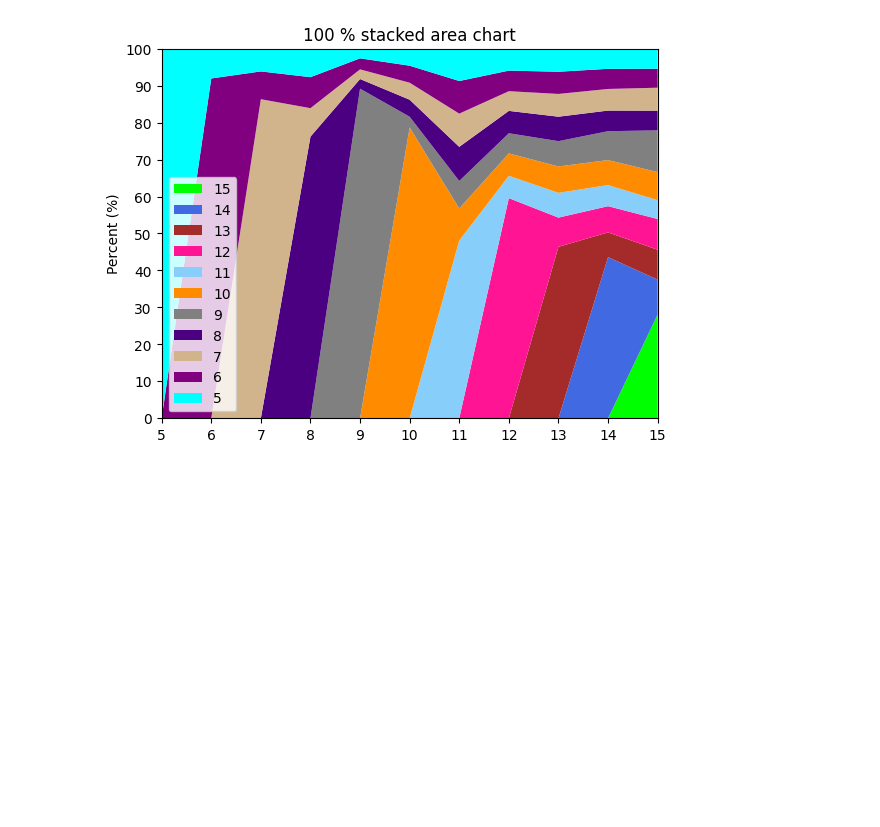
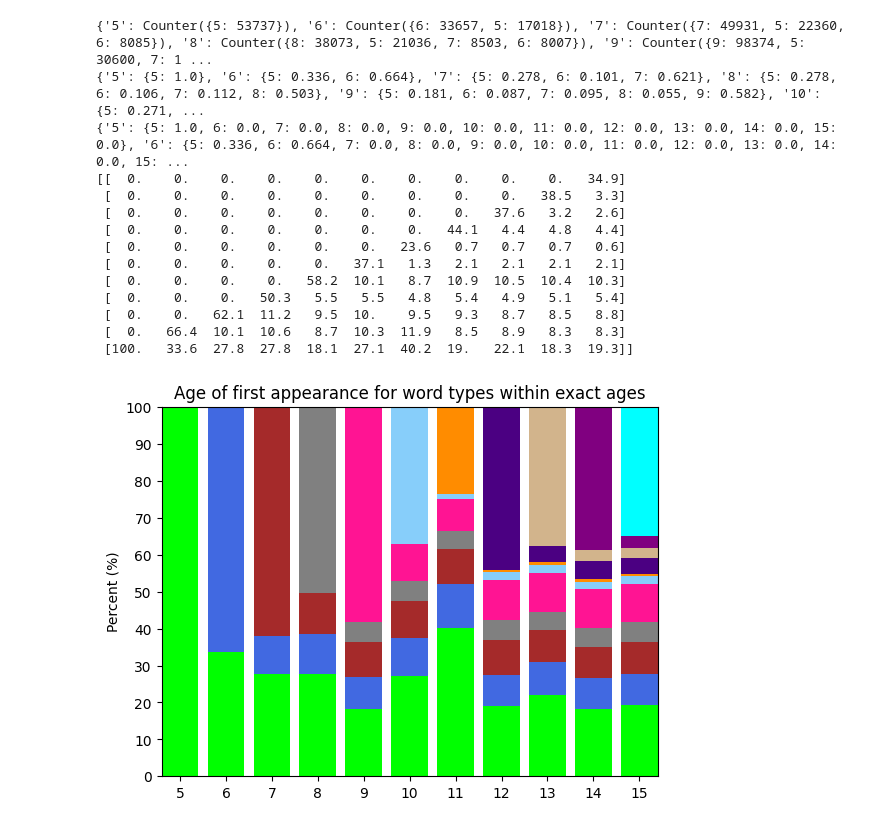
Before and after one commit to TurkuNLP/FCBLex-pipeline, a Jupyter notebook: Interpret_Outputs_xlsx.ipynb, the cells around one changed output. Cells and saved outputs as stored; diff of their text form; code cells hidden in the pictures; blank space fills up the shorter version.

```diff
--- a/Interpret_Outputs_xlsx.ipynb
+++ b/Interpret_Outputs_xlsx.ipynb
@@ -80,3 +115,8 @@ PUNCT & 20.3 & 19.4 & 19.7 \\
 SCONJ & 2.1 & 2.5 & 2.5 \\
 SYM & 0.0 & 0.6 & 0.1 \\
 VERB & 15.8 & 16.3 & 15.9 \\
+# %%
+temp = list(formatDataForTable4(dfs_whole, WHOLE).values())
+temp.sort()
+for i in temp:
+    print(i)
@@ -84,9 +139,12 @@ VERB & 15.8 & 16.3 & 15.9 \\
 STATISTICAL_TABLE_ROWs = ['M', 'SD', 'Min', 'P10', 'P25', 'P50', 'P75', 'P90', 'Max']
 def formatStatisticalData(dfs, column: str, names):
     temp = {}
+    duplicate_row = 'text'
+    if column.find('Lemma') != -1:
+        duplicate_row = 'lemma'
     for sheet in names:
         stats = []
-        data = dfs[sheet][column].to_numpy()
+        data = dfs[sheet].drop_duplicates(duplicate_row)[column].to_numpy()
         stats.append(round(np.mean(data), ndigits=2))
         stats.append(np.std(data))
         stats.append(np.min(data))
@@ -107,7 +165,7 @@ def formatStatisticalData(dfs, column: str, names):
 
     return returnable
 # %%
-temp = list(formatStatisticalData(dfs_groups, 'Lemma CD', SHEET_NAMES_GROUPS).values())
+temp = list(formatStatisticalData(dfs_groups, 'Lemma DP', SHEET_NAMES_GROUPS).values())
 #temp.sort()
 for i in temp:
     print(i)
@@ -123 +181,6 @@ P90 & 0.77 & 0.85 & 0.82 \\
 Max & 1.0 & 1.0 & 1.0 \\
+# %%
+temp = list(formatStatisticalData(dfs_whole, 'Lemma DP', WHOLE).values())
+#temp.sort()
+for i in temp:
+    print(i)
@@ -138,27 +235,48 @@ PLOT_COLORS = ['lime','royalblue','brown','deeppink','lightskyblue','darkorange'
 # %%
-aoa_proportions_ages = getAoAInfo(dfs_ages)
+aoa_proportions_ages = getAoAInfo(dfs_ages, False, False)
 test = [[aoa_proportions_ages[y][x] for x in range(5,16)] for y in aoa_proportions_ages]
 for t in test:
     t.reverse()
+y = np.column_stack(test)
+x = range(5,16)
 
-y = np.row_stack(test)
-x = range(5,16)
 
 # Make new array consisting of fractions of column-totals,
 # using .astype(float) to avoid integer division
-percent = y /  y.sum(axis=0).astype(float) * 100
-
+percent = y * 100
+print(percent)
 fig = plt.figure()
 ax = fig.add_subplot(111)
 
-ax.stackplot(x, percent, labels=PLOT_AGES, colors=PLOT_COLORS)
-ax.set_title('100 % stacked area chart')
+totals = np.zeros(11)
+for i in range(len(percent)-1, -1, -1):
+    current = [y for y in percent[i]]
+    ax.bar(x, current, bottom=totals, color=PLOT_COLORS[::-1][i])
+    totals = np.add(totals, current)
+
+
+#ax.stackplot(x, percent, labels=PLOT_AGES[::-1], colors=PLOT_COLORS)
+ax.set_title('Age of first appearance for word types within exact ages')
 ax.set_ylabel('Percent (%)')
 ax.margins(0, 0) # Set margins to avoid "whitespace"
 ax.set_xticks(x)
 ax.set_yticks(range(0,110,10))
-ax.legend()
+#ax.legend(PLOT_AGES[::-1])
 plt.show()
 # %% [output]
+{'5': Counter({5: 53737}), '6': Counter({6: 33657, 5: 17018}), '7': Counter({7: 49931, 5: 22360, 6: 8085}), '8': Counter({8: 38073, 5: 21036, 7: 8503, 6: 8007}), '9': Counter({9: 98374, 5: 30600, 7: 1 ...
+{'5': {5: 1.0}, '6': {5: 0.336, 6: 0.664}, '7': {5: 0.278, 6: 0.101, 7: 0.621}, '8': {5: 0.278, 6: 0.106, 7: 0.112, 8: 0.503}, '9': {5: 0.181, 6: 0.087, 7: 0.095, 8: 0.055, 9: 0.582}, '10': {5: 0.271, ...
+{'5': {5: 1.0, 6: 0.0, 7: 0.0, 8: 0.0, 9: 0.0, 10: 0.0, 11: 0.0, 12: 0.0, 13: 0.0, 14: 0.0, 15: 0.0}, '6': {5: 0.336, 6: 0.664, 7: 0.0, 8: 0.0, 9: 0.0, 10: 0.0, 11: 0.0, 12: 0.0, 13: 0.0, 14: 0.0, 15: ...
+[[  0.    0.    0.    0.    0.    0.    0.    0.    0.    0.   34.9]
+ [  0.    0.    0.    0.    0.    0.    0.    0.    0.   38.5   3.3]
+ [  0.    0.    0.    0.    0.    0.    0.    0.   37.6   3.2   2.6]
+ [  0.    0.    0.    0.    0.    0.    0.   44.1   4.4   4.8   4.4]
+ [  0.    0.    0.    0.    0.    0.   23.6   0.7   0.7   0.7   0.6]
+ [  0.    0.    0.    0.    0.   37.1   1.3   2.1   2.1   2.1   2.1]
+ [  0.    0.    0.    0.   58.2  10.1   8.7  10.9  10.5  10.4  10.3]
+ [  0.    0.    0.   50.3   5.5   5.5   4.8   5.4   4.9   5.1   5.4]
+ [  0.    0.   62.1  11.2   9.5  10.    9.5   9.3   8.7   8.5   8.8]
+ [  0.   66.4  10.1  10.6   8.7  10.3  11.9   8.5   8.9   8.3   8.3]
+ [100.   33.6  27.8  27.8  18.1  27.1  40.2  19.   22.1  18.3  19.3]]
-[figure, old version]
+[figure, new version]
 # %%
```
Also changed, not shown: parts of 18 cells of this notebook, 7 other files.
